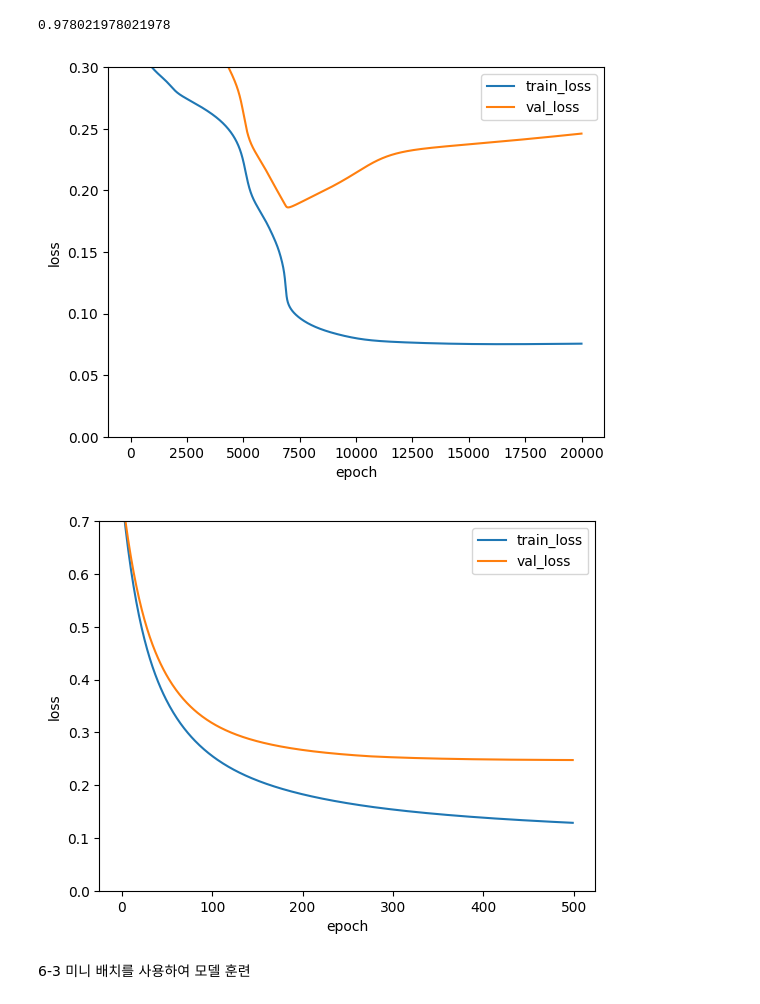
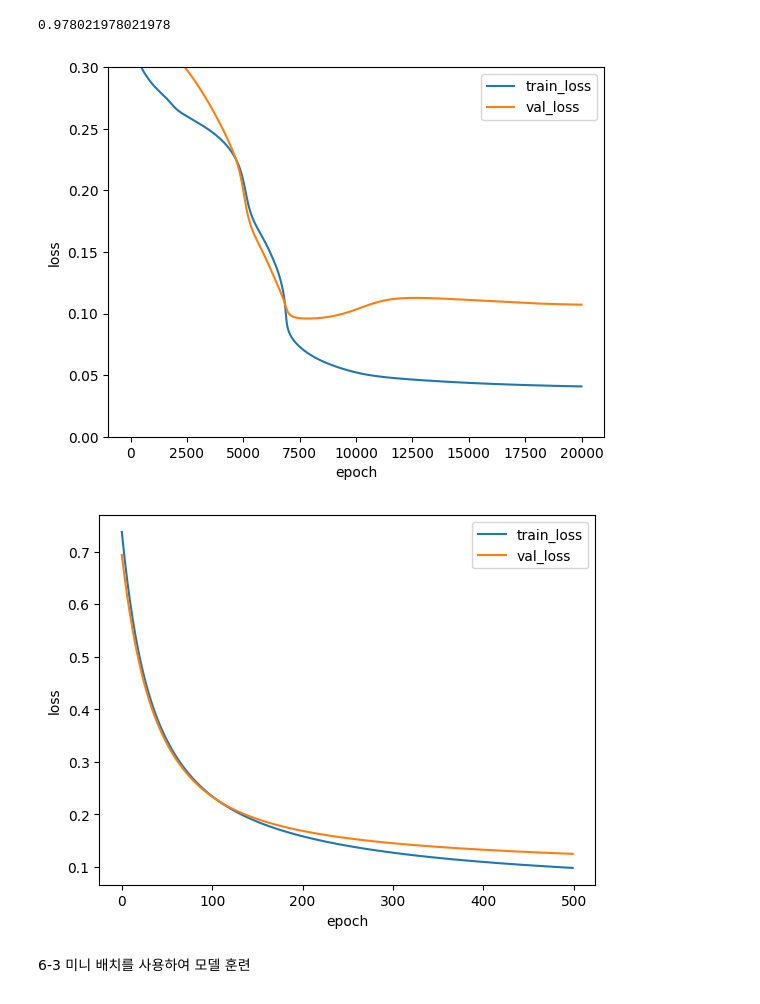
Before and after one commit to Shoon9/Do_it_DeepLearning_intro, a Jupyter notebook: Chapter6_Code.ipynb, the cells around one changed output. Cells and saved outputs as stored; diff of their text form; code cells hidden in the pictures.

```diff
--- a/Chapter6_Code.ipynb
+++ b/Chapter6_Code.ipynb
@@ -188,7 +188,7 @@ class DualLayer(SingleLayer):
     return a
 
   def reg_loss(self): #로지스틱 손실 함수 계산에 페널티 항 추가
-    return self.l1 * np.sum(np.abs(self.w1)) + np.sum(np.abs(self.w2)) +\
+    return self.l1 * (np.sum(np.abs(self.w1)) + np.sum(np.abs(self.w2))) +\
            self.l2 / 2 * (np.sum(self.w1**2) + np.sum(self.w2**2))
 # %%
 #다층 신경망 모델 훈련하고 평가
@@ -207,7 +207,7 @@ plt.xlabel('epoch')
 plt.legend(['train_loss', 'val_loss'])
 plt.show()
 # %% [output]
-[figure, old version]
+[figure, new version]
 # %%
 #가중치 초기화 개선
 class RandomInitNetwork(DualLayer):
@@ -221,16 +221,15 @@ class RandomInitNetwork(DualLayer):
 # %%
 #훈련 손실과 검증 손실 그래프 분석
 random_init_net = RandomInitNetwork(l2=0.01)
 random_init_net.fit(x_train_scaled, y_train, x_val=x_val_scaled, y_val=y_val, epochs=500)
 
-plt.ylim(0, 0.7)
 plt.plot(random_init_net.losses)
 plt.plot(random_init_net.val_losses)
 plt.ylabel('loss')
 plt.xlabel('epoch')
 plt.legend(['train_loss', 'val_loss'])
 plt.show()
 # %% [output]
-[figure, old version]
+[figure, new version]
 # %% [markdown]
 6-3 미니 배치를 사용하여 모델 훈련
```
Also changed, not shown: parts of 6 cells of this notebook.
